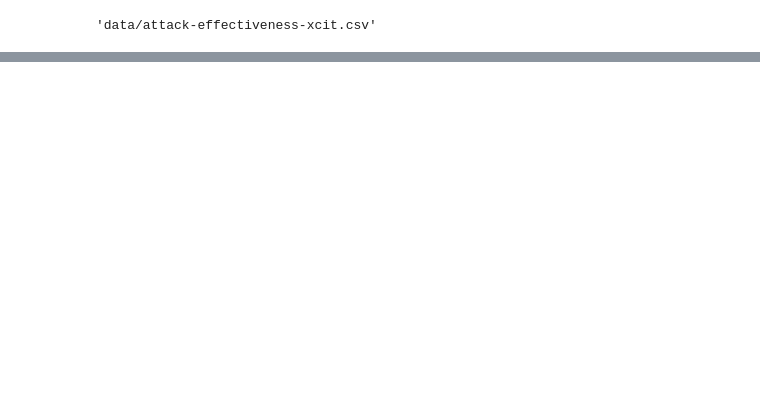
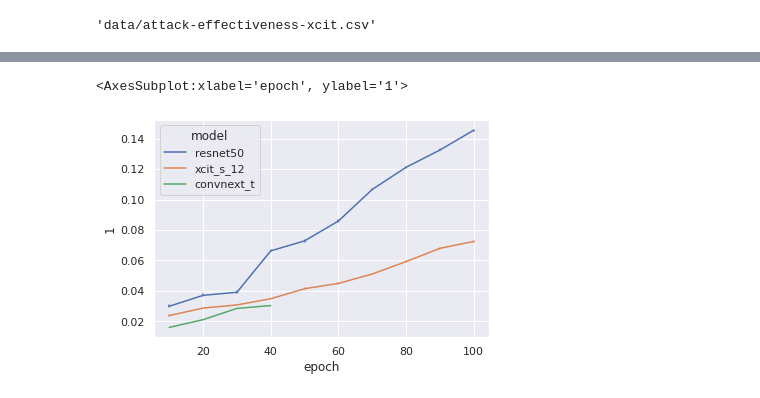
Before and after one commit to dedeswim/vits-robustness-torch, a Jupyter notebook: notebooks/attack_effectiveness.ipynb, the cells around one changed output, grey strips where cells are left out. Cells and saved outputs as stored; diff of their text form; code cells hidden in the pictures; blank space fills up the shorter version.

```diff
--- a/notebooks/attack_effectiveness.ipynb
+++ b/notebooks/attack_effectiveness.ipynb
@@ -109,0 +35,14 @@ resnet_rel_diffs / xcit_rel_diffs
+# %%
+def process_df(model_name):
+    filename = get_filename(model_name)
+    raw_df = pd.read_csv(filename)
+    raw_df["epoch"] = raw_df["epoch"] + 1
+    raw_df = raw_df[raw_df["epoch"] != 1]
+    processed_df = (
+        raw_df[["adv_loss", "attack_steps", "epoch", "seed"]]
+            .pivot(["epoch", "seed"], columns='attack_steps', values='adv_loss')
+    )
+    return processed_df
+
+df = process_df("xcit")
+df.head()
@@ -109,0 +57,9 @@ resnet_rel_diffs / xcit_rel_diffs
+# %%
+def compute_relative_differences(df, attack_steps=(1, 2, 5, 10), wrt=200):
+    rel_diffs_df = pd.DataFrame(index=df.index)
+    for s1 in attack_steps:
+        rel_diffs_df[f"{s1}"] = relative_diff(df[s1], df[wrt])
+    return rel_diffs_df
+
+
+compute_relative_differences(df).head()
@@ -109,0 +74,17 @@ resnet_rel_diffs / xcit_rel_diffs
+# %%
+def compute_attack_effectiveness(model_name):
+    df = process_df(model_name)
+    relative_diffs_df = compute_relative_differences(df)
+    return relative_diffs_df
+
+xcit_rel_diffs = compute_attack_effectiveness("xcit")
+xcit_rel_diffs["model"] = "xcit_s_12"
+
+resnet_rel_diffs = compute_attack_effectiveness("resnet")
+resnet_rel_diffs["model"] = "resnet50"
+
+convnext_rel_diffs = compute_attack_effectiveness("convnext")
+convnext_rel_diffs["model"] = "convnext_t"
+# %%
+overall_df = pd.concat([resnet_rel_diffs, xcit_rel_diffs, convnext_rel_diffs]).reset_index()
+overall_df.head()
@@ -109,0 +98,5 @@ resnet_rel_diffs / xcit_rel_diffs
+# %%
+sns.lineplot(x="epoch", y="1", hue="model", data=overall_df, err_style="bars")
+# %% [output]
+<AxesSubplot:xlabel='epoch', ylabel='1'>
+[figure, added]
```
Also changed, not shown: parts of 15 cells of this notebook, 4 other files.
